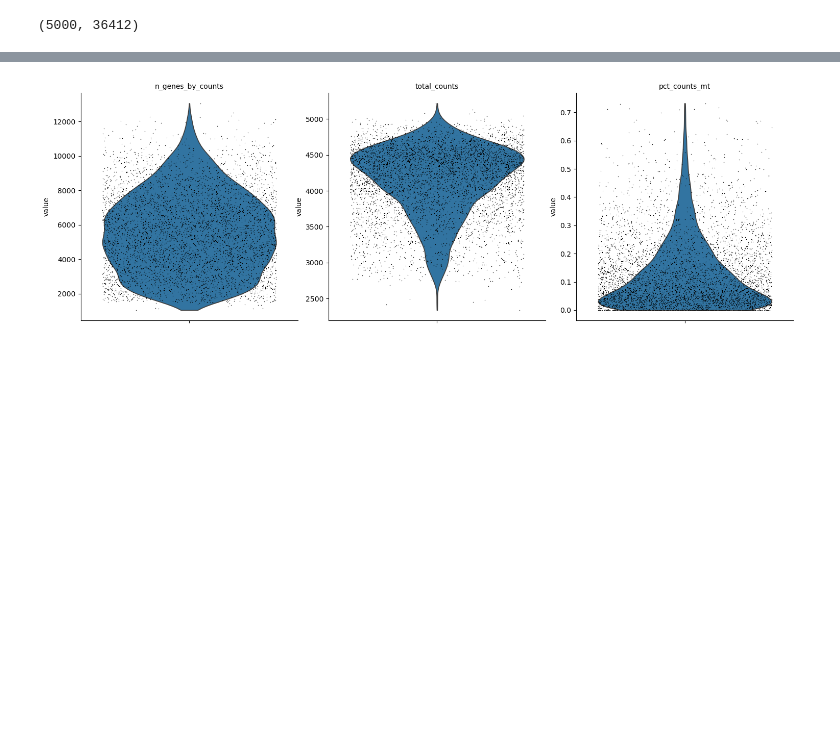
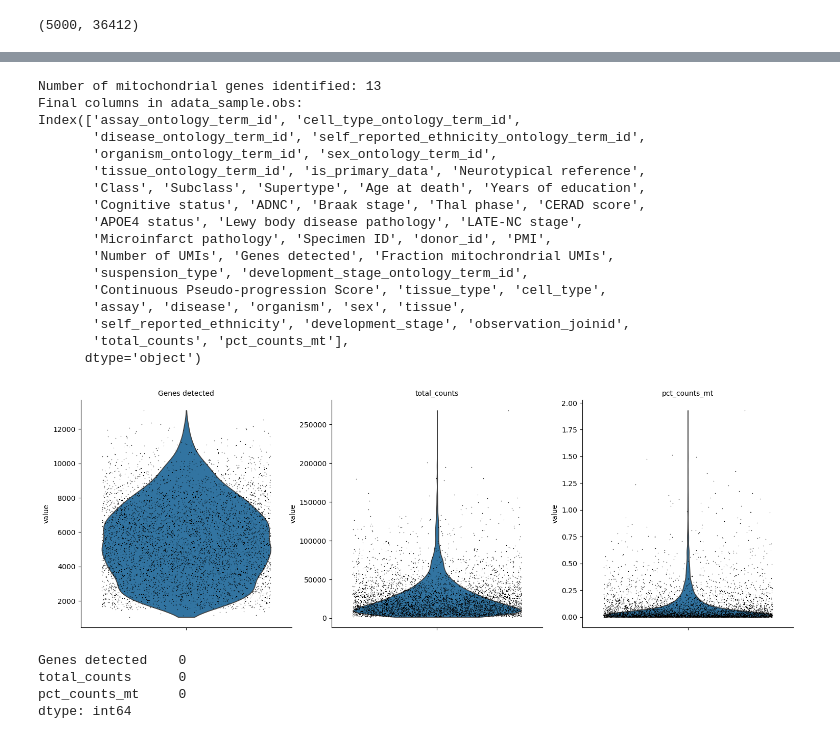
Before and after one commit to silvanaycristo/NeuroNet_AD, a Jupyter notebook: notebooks /01_loading&preprocessing_h5ad.ipynb, the cells around one changed output, grey strips where cells are left out. Drawn from its saved outputs; the diff is of its cells as text; code cells hidden in the pictures; blank space fills up the shorter version.

```diff
--- a/notebooks /01_loading&preprocessing_h5ad.ipynb
+++ b/notebooks /01_loading&preprocessing_h5ad.ipynb
@@ -120,0 +60,11 @@ ENSG00000228253            gene            207  protein_coding  True
+# %%
+# Check the columns present in adata_sample.obs before making modifications
+print("Columns in adata_sample.obs before correction:")
+print(adata_sample.obs.columns)
+
+# Define the total_counts column with the total number of RNA molecules detected in each cell
+adata_sample.obs["total_counts"] = adata_sample.obs["Number of UMIs"]
+
+# Confirm that 'total_counts' has been successfully added
+print("Columns in adata_sample.obs after adding 'total_counts':")
+print(adata_sample.obs.columns)
@@ -121,17 +89,57 @@ ENSG00000228253            gene            207  protein_coding  True
 # %%
-# Calculate the number of mitochondrial genes per cell
+# Identify mitochondrial genes in the feature matrix
+# We assume that mitochondrial genes have the prefix "MT-"
+adata_sample.var["mt"] = adata_sample.var["feature_name"].str.startswith("MT-")
+
+# Count the total number of mitochondrial genes detected
+print(f"Number of mitochondrial genes identified: {adata_sample.var['mt'].sum()}")
+
+# Calculate the amount of mitochondrial RNA expressed in each cell
 mt_counts = adata_sample[:, adata_sample.var["mt"]].X.sum(axis=1)
 
-# Convert to a 1D array if necessary
+# Ensure that mt_counts is a one-dimensional array
 if isinstance(mt_counts, np.matrix) or len(mt_counts.shape) > 1:
     mt_counts = np.asarray(mt_counts).flatten()
 
-# Calculate the percentage of mitochondrial genes
+# Calculate the percentage of mitochondrial RNA in each cell
 adata_sample.obs["pct_counts_mt"] = (mt_counts / adata_sample.obs["total_counts"].values) * 100
 
-# Check the distribution
-sc.pl.violin(
-    adata_sample, ["n_genes_by_counts", "total_counts", "pct_counts_mt"], jitter=0.4, multi_panel=True
-)
+# Verify that the relevant columns have been correctly generated
+print("Final columns in adata_sample.obs:")
+print(adata_sample.obs.columns)
 # %% [output]
-[figure, removed]
+Number of mitochondrial genes identified: 13
+Final columns in adata_sample.obs:
+Index(['assay_ontology_term_id', 'cell_type_ontology_term_id',
+       'disease_ontology_term_id', 'self_reported_ethnicity_ontology_term_id',
+       'organism_ontology_term_id', 'sex_ontology_term_id',
+       'tissue_ontology_term_id', 'is_primary_data', 'Neurotypical reference',
+       'Class', 'Subclass', 'Supertype', 'Age at death', 'Years of education',
+       'Cognitive status', 'ADNC', 'Braak stage', 'Thal phase', 'CERAD score',
+       'APOE4 status', 'Lewy body disease pathology', 'LATE-NC stage',
+       'Microinfarct pathology', 'Specimen ID', 'donor_id', 'PMI',
+       'Number of UMIs', 'Genes detected', 'Fraction mitochrondrial UMIs',
+       'suspension_type', 'development_stage_ontology_term_id',
+       'Continuous Pseudo-progression Score', 'tissue_type', 'cell_type',
+       'assay', 'disease', 'organism', 'sex', 'tissue',
+       'self_reported_ethnicity', 'development_stage', 'observation_joinid',
+       'total_counts', 'pct_counts_mt'],
+      dtype='object')
+# %%
+# Generate violin plots to visualize the distribution of key metrics per cell
+sc.pl.violin(
+    adata_sample,
+    ["Genes detected", "total_counts", "pct_counts_mt"],
+    jitter=0.4,
+    multi_panel=True
+)
+# %% [output]
+[figure, added]
+# %%
+# Check for the presence of null or missing values
+print(adata_sample.obs[["Genes detected", "total_counts", "pct_counts_mt"]].isnull().sum())
+# %% [output]
+Genes detected    0
+total_counts      0
+pct_counts_mt     0
+dtype: int64
```
Also changed, not shown: parts of 26 cells of this notebook.
